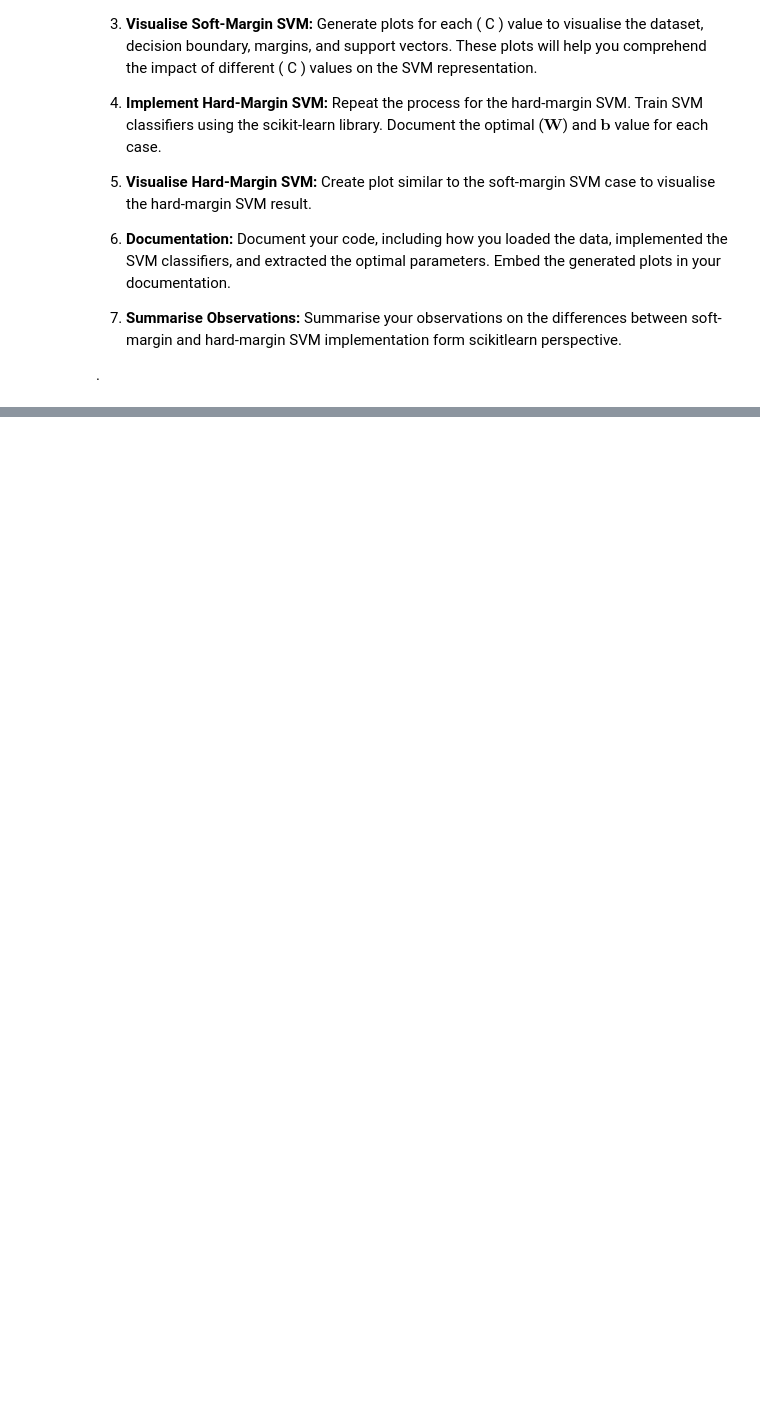
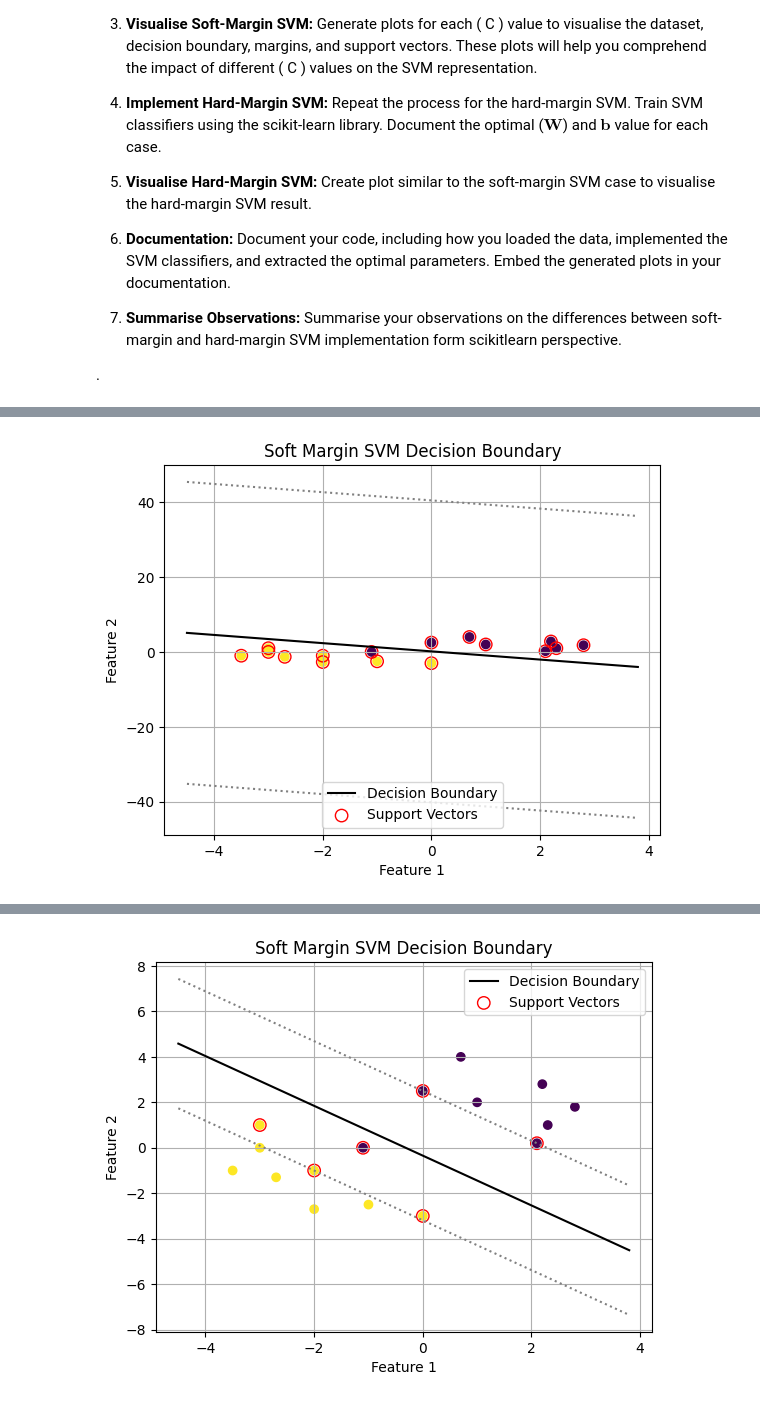
Before and after one commit to rhynero/eeml_cw, a Jupyter notebook: 06_ML_SVM.ipynb, the cells around one changed output, grey strips where cells are left out. Cells and saved outputs as stored; diff of their text form; code cells hidden in the pictures; blank space fills up the shorter version.

```diff
--- a/06_ML_SVM.ipynb
+++ b/06_ML_SVM.ipynb
@@ -509,21 +509,3 @@ In this task, you will implement both the soft-margin and hard-margin Support Ve
    Summarise your observations on the differences between soft-margin and hard-margin SVM implementation form scikitlearn perspective.
 
 .
-# %%
-# Task 3 (soft margin)
-from sklearn.svm import SVC
-
-def soft_scikit(X,y,C):
-    soft_svm = SVC(C, kernel='linear')
-    soft_svm.fit(X,y)
-    # Weight vector (only for linear kernel)
-    w = soft_svm.coef_[0]
-    b = soft_svm.intercept_[0]
-
-    # Support vectors
-    support_vectors = soft_svm.support_vectors_
-
-    # Lagrange multipliers (dual coefficients)
-    alphas = np.abs(soft_svm.dual_coef_[0])
-
-for i in C
@@ -531,0 +512,55 @@ for i in C
+# %%
+# Task 3 (soft margin)
+from sklearn.svm import SVC
+
+def soft_scikit(X,y,C):
+    soft_svm = SVC(C=C, kernel='linear')
+    soft_svm.fit(X,y)
+    # Weight vector (only for linear kernel)
+    w_optimal = soft_svm.coef_[0]
+    b_optimal = soft_svm.intercept_[0]
+    print("Optimal value of W:", w_optimal)
+    print("Optimal value of b:", b_optimal)
+
+
+    # Support vectors
+    support_vectors = soft_svm.support_vectors_
+
+    # Lagrange multipliers (dual coefficients)
+    alphas = np.abs(soft_svm.dual_coef_[0])
+    # non_zero_alphas = alphas[np.where(alphas > 1e-4)]
+    print("alphas:", alphas)
+    # print("Non_zero aplhas:", non_zero_alphas)
+    print("Support Vectors:\n", support_vectors)
+
+
+    slope = -w_optimal[0]/w_optimal[1]
+    intercept = -b_optimal/w_optimal[1]
+
+    # Plot the data points and decision boundary
+    #plt.figure(figsize=(8, 6))
+    plt.scatter(X[:, 0], X[:, 1], c=y)
+    x_vals = np.array([np.min(X[:, 0]) - 1, np.max(X[:, 0]) + 1])
+    y_vals = slope * x_vals + intercept
+    plt.plot(x_vals, y_vals, label='Decision Boundary', color='black')
+
+    # Plot the support vectors
+    margin = 1 / w_optimal[1]
+    y_down = y_vals - margin
+    y_up = y_vals + margin
+    plt.plot(x_vals, y_down, linestyle='dotted', color='grey')
+    plt.plot(x_vals, y_up, linestyle='dotted', color='grey')
+    plt.scatter(support_vectors[:, 0], support_vectors[:, 1], s=80, facecolors='none', edgecolors='r', label='Support Vectors')
+
+    plt.xlabel('Feature 1')
+    plt.ylabel('Feature 2')
+    plt.legend()
+    plt.title('Soft Margin SVM Decision Boundary')
+    plt.grid()
+    plt.show()
+
+C = [1e-3, 1e-1, 1, 1e2, 1e5]
+
+for i in C:
+    soft_scikit(X,y,i)
+# %% [output]
@@ -531,0 +584 @@ for i in C
+[figure, added]
@@ -531,0 +595 @@ for i in C
+[figure, added]
```
Also changed, not shown: parts of 5 cells of this notebook.
